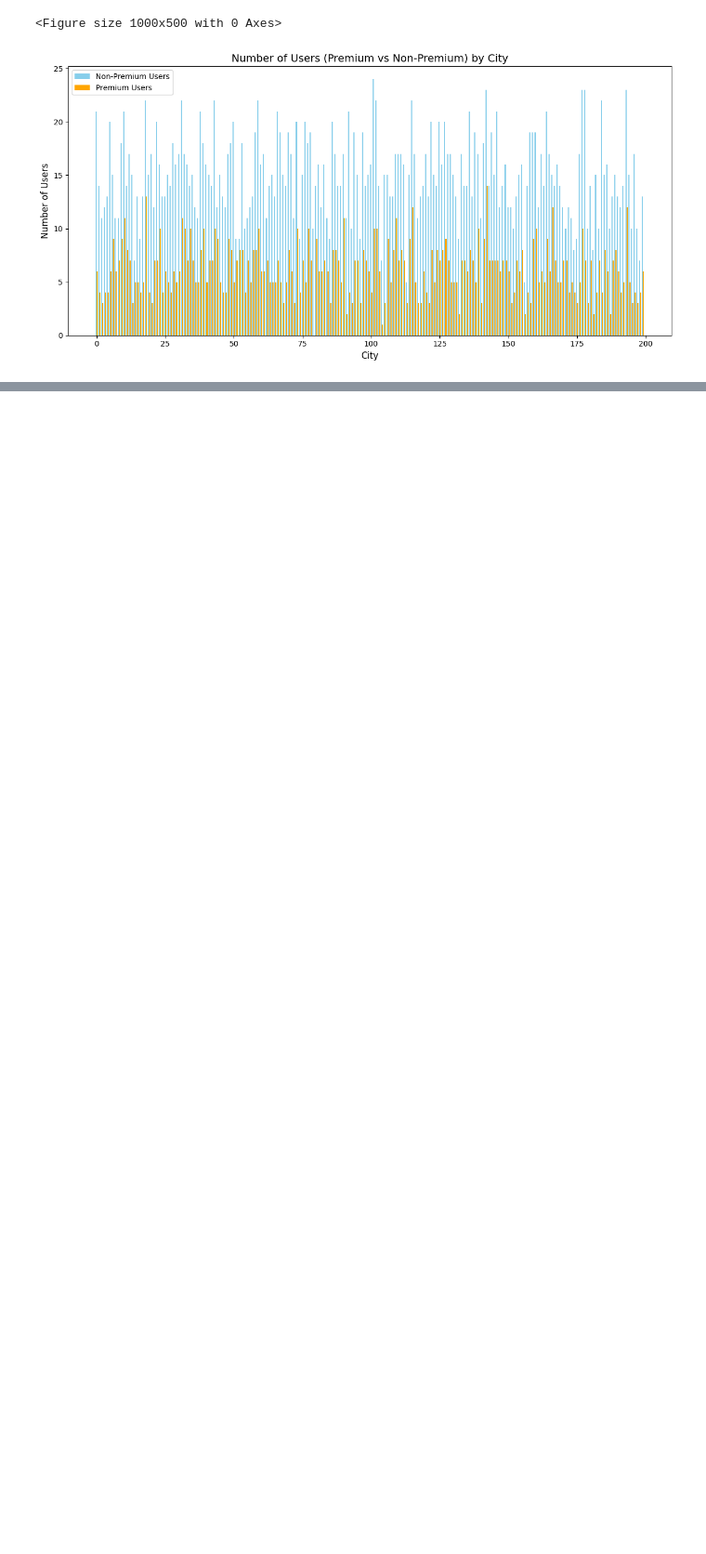
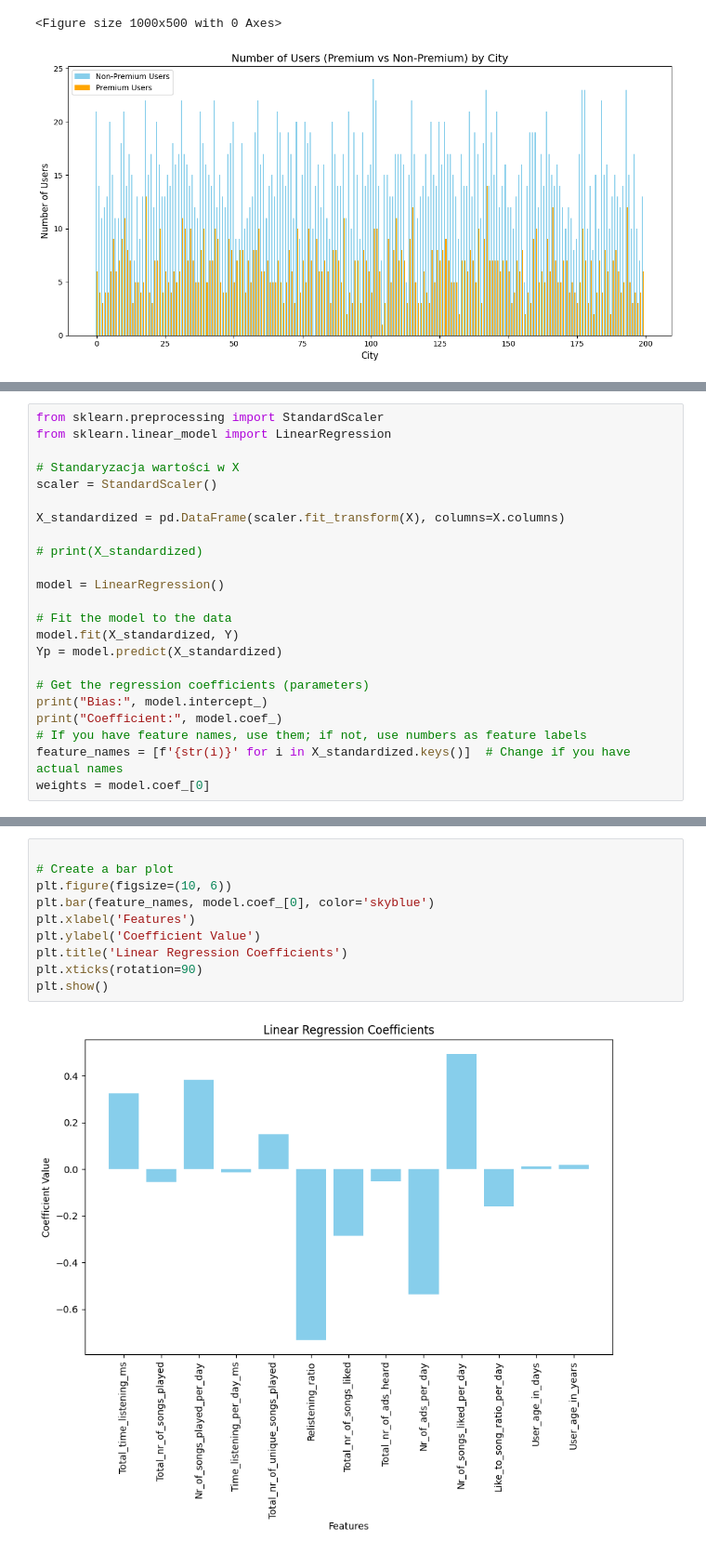
Before and after one commit to sz-aleksandra/premium-candidate-predictor, a Jupyter notebook: stage1_documentation.ipynb, the cells around one changed output, grey strips where cells are left out. Shown at 93% size. Cells and saved outputs as stored; diff of their text form; blank space fills up the shorter version.

```diff
--- a/IUM.ipynb
+++ b/stage1_documentation.ipynb
@@ -652,0 +797,23 @@ plt.show()
+# %%
+from sklearn.preprocessing import StandardScaler
+from sklearn.linear_model import LinearRegression
+
+# Standaryzacja wartości w X
+scaler = StandardScaler()
+
+X_standardized = pd.DataFrame(scaler.fit_transform(X), columns=X.columns)
+
+# print(X_standardized)
+
+model = LinearRegression()
+
+# Fit the model to the data
+model.fit(X_standardized, Y)
+Yp = model.predict(X_standardized)
+
+# Get the regression coefficients (parameters)
+print("Bias:", model.intercept_)
+print("Coefficient:", model.coef_)
+# If you have feature names, use them; if not, use numbers as feature labels
+feature_names = [f'{str(i)}' for i in X_standardized.keys()]  # Change if you have actual names
+weights = model.coef_[0]
@@ -652,0 +840,12 @@ plt.show()
+# %%
+
+# Create a bar plot
+plt.figure(figsize=(10, 6))
+plt.bar(feature_names, model.coef_[0], color='skyblue')
+plt.xlabel('Features')
+plt.ylabel('Coefficient Value')
+plt.title('Linear Regression Coefficients')
+plt.xticks(rotation=90)
+plt.show()
+# %% [output]
+[figure, added]
```
Also changed, not shown: parts of 12 cells of this notebook.
